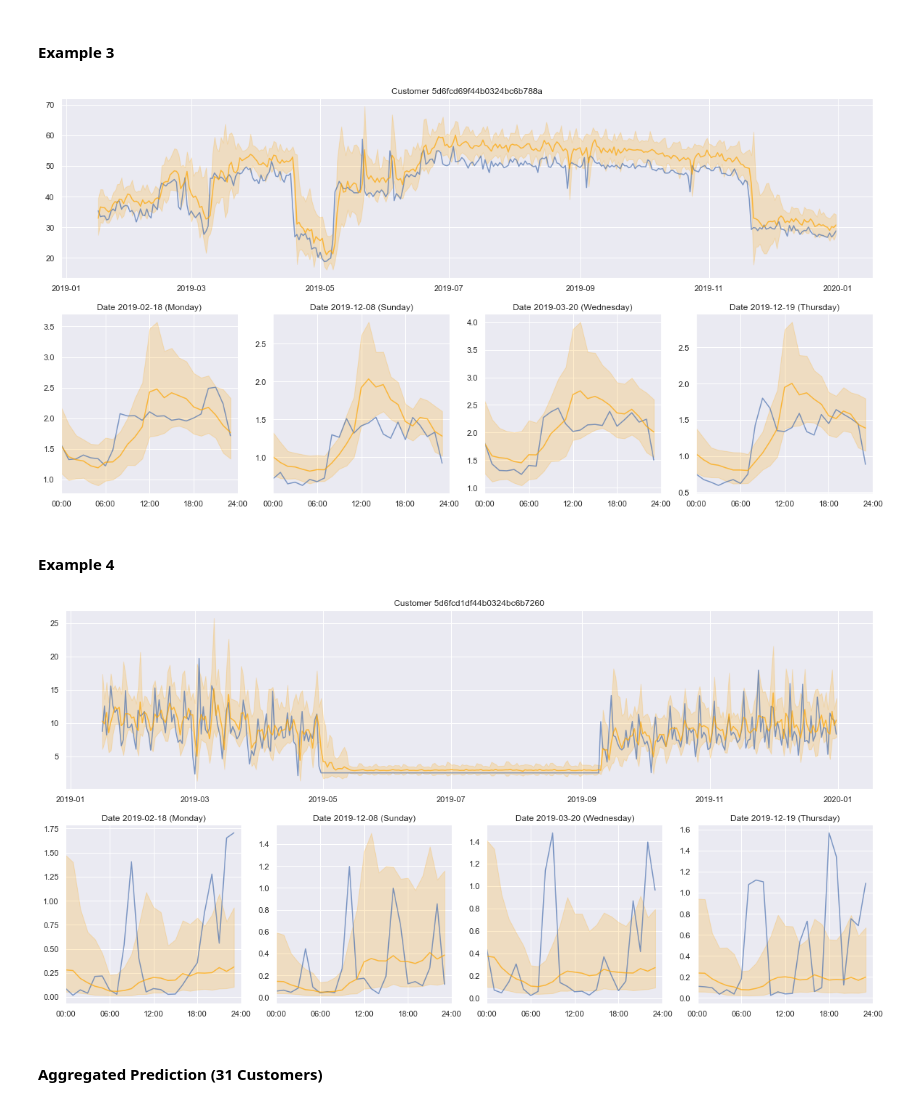
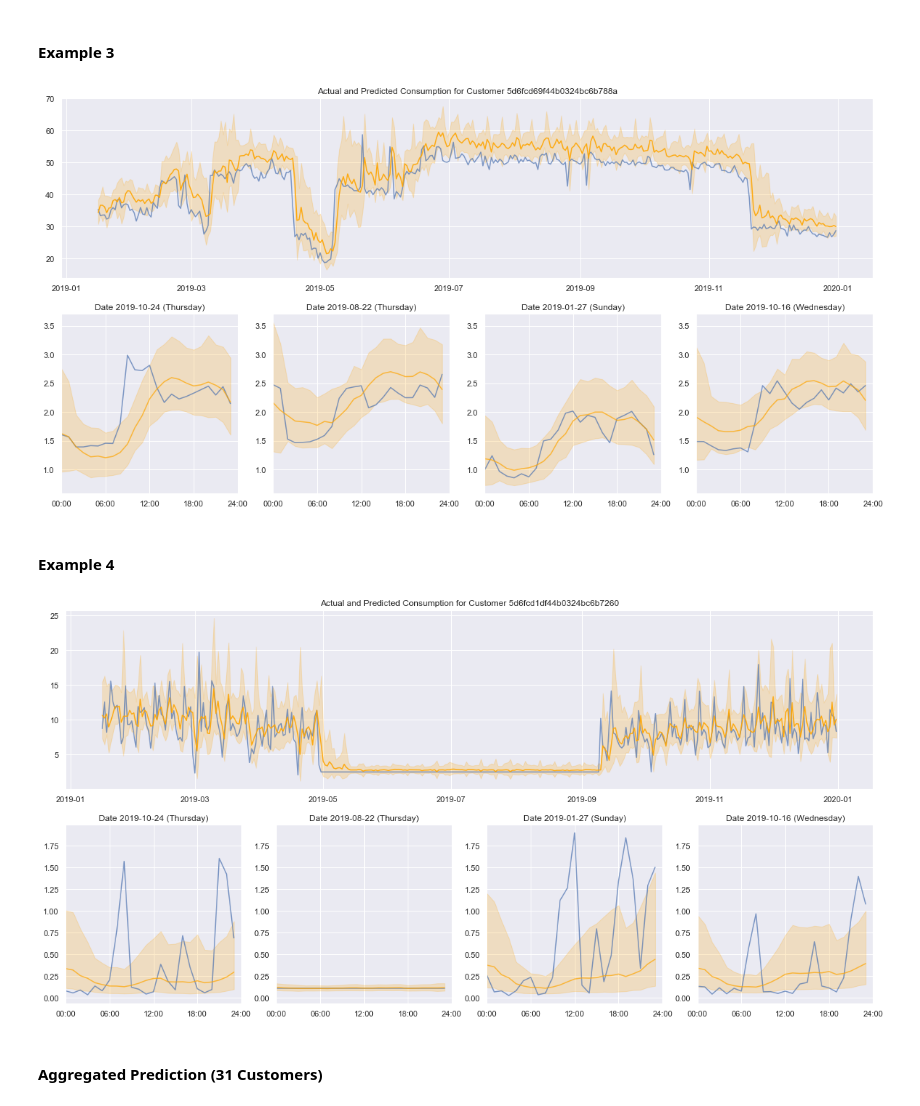
Before and after one commit to deepinsights-analytica/ieee-icpse2021-paper, a Jupyter notebook: notebooks/C1_ModelTraining.ipynb, the cells around one changed output. Saved outputs shown, nothing was run; the diff lists cells and outputs as text; code cells hidden in the pictures.

```diff
--- a/notebooks/C1_ModelTraining.ipynb
+++ b/notebooks/C1_ModelTraining.ipynb
@@ -73,6 +73,7 @@ quantiles = [0.5, 0.15865, 0.84135]
 epochs = 20
 batch_size = 32
 learning_rate = 0.00005
+skip = 15
 # %%
 properties = {
     'data_path' : path + '/data',
@@ -667,4 +691,7 @@ Epoch 00100: val_loss did not improve from -1.55113
 #### Example 1
 # %%
 selected_customer_names = ['5d6fcd7cf44b0324bc6b79dc', '5d6fcd69f44b0324bc6b788a', '5d6fcd1df44b0324bc6b7260']
+selected_date_labels = ['2019-10-24', '2019-08-22', '2019-01-27', '2019-10-16']
+
 selected_customers = [list(customers['customer'].values).index(name) for name in selected_customer_names]
+selected_dates = [list(dates[skip:]).index(pd.to_datetime(date).date()) for date in selected_date_labels]
@@ -697,17 +725,20 @@ model.plot(predictions, consumptions, dates, selected_dates, selected_customer_n
 # %% [markdown]
 #### Example 3
 # %%
-selected_customer = selected_customers[1]
 selected_dates = ['2019-02-18', '2019-12-08', '2019-03-20', '2019-12-19']
+
+selected_customers = [list(customers['customer'].values).index(name) for name in selected_customer_names]
+selected_dates = [list(dates[skip:]).index(pd.to_datetime(date).date()) for date in selected_date_labels]
 # %%
 extractor = FeatureExtractor(properties, selected_customers, consumptions, weather, weather_forecast, holidays)
-features = [extractor.extract(date, selected_customer) for date in dates[15:]]
+features = [extractor.extract(date, selected_customers[1]) for date in dates[15:]]
 model = PredictionModel(properties)
 model.load()
 predictions = model.predict(features)
-model.plot(predictions, consumptions, dates, selected_dates, selected_customer_names[1])
+Y = model.plot(predictions, consumptions, dates[skip:], selected_dates, customers, [selected_customers[1]],
+               title='Actual and Predicted Consumption for Customer ' + selected_customer_names[1])
 # %% [output]
-[figure, old version]
+[figure, new version]
 # %% [markdown]
 #### Example 4
 # %%
@@ -716,12 +749,13 @@ selected_dates = ['2019-02-18', '2019-12-08', '2019-03-20', '2019-12-19']
 # %%
 extractor = FeatureExtractor(properties, selected_customers, consumptions, weather, weather_forecast, holidays)
-features = [extractor.extract(date, selected_customer) for date in dates[15:]]
+features = [extractor.extract(date, selected_customers[2]) for date in dates[15:]]
 model = PredictionModel(properties)
 model.load()
 predictions = model.predict(features)
-model.plot(predictions, consumptions, dates, selected_dates, selected_customer_names[2])
+Y = model.plot(predictions, consumptions, dates[skip:], selected_dates, customers, [selected_customers[2]],
+               title='Actual and Predicted Consumption for Customer ' + selected_customer_names[2])
 # %% [output]
-[figure, old version]
+[figure, new version]
 # %% [markdown]
 #### Aggregated Prediction (31 Customers)
 # %%
```
Also changed, not shown: parts of 18 cells of this notebook.
